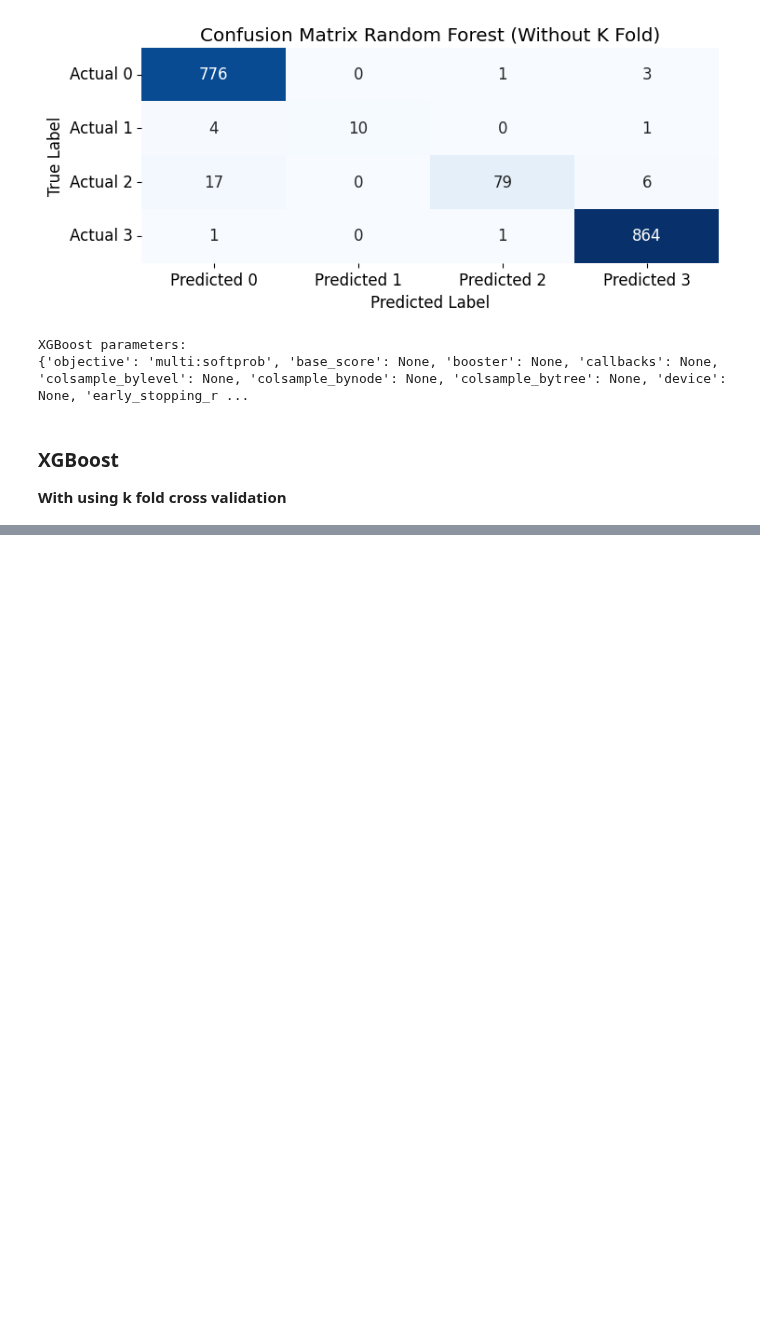
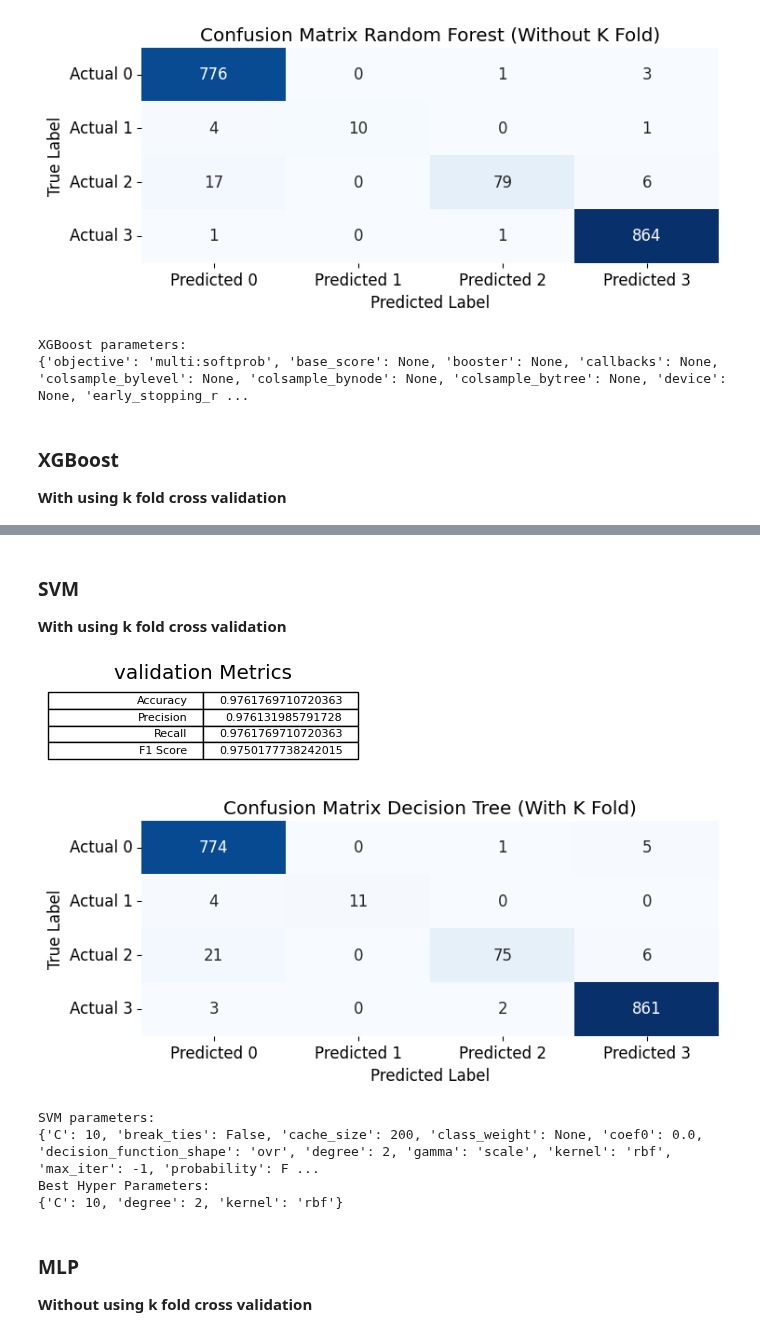
Before and after one commit to yazdanzv/Compare_Multiple_ML_Methods_on_Parkinson_Dataset, a Jupyter notebook: main.ipynb, the cells around one changed output, grey strips where cells are left out. Drawn from its saved outputs; the diff is of its cells as text; code cells hidden in the pictures; blank space fills up the shorter version.

```diff
--- a/main.ipynb
+++ b/main.ipynb
@@ -524,0 +580,59 @@ print(grid_search_XGB.best_params_)
+# %% [markdown]
+<h3>SVM</h3>
+<b>With using k fold cross validation</b>
+# %%
+# Make an instance from XGBoost
+svm_2 = SVC(random_state=42)
+
+# Apply K Fold
+param_grid = {
+    'C': [0.1, 1, 10],  # Regularization parameter
+    'kernel': ['linear', 'rbf', 'poly'],  # Kernel type
+    'degree': [2, 3, 4],  # Degree of the polynomial kernel ('poly' only)
+}
+grid_search_SVM = GridSearchCV(estimator=svm_2, param_grid=param_grid, cv=5, scoring='accuracy')
+
+# Train model
+grid_search_SVM.fit(X_train, y_train)
+
+# Test model
+y_pred_SVM_with_kfold = grid_search_XGB.best_estimator_.predict(X_test)
+acc_SVM_with_kfold = accuracy_score(y_test, y_pred_SVM_with_kfold)
+pre_SVM_with_kfold = precision_score(y_test, y_pred_SVM_with_kfold, average='weighted')
+rec_SVM_with_kfold = recall_score(y_test, y_pred_SVM_with_kfold, average='weighted')
+f1_SVM_with_kfold = f1_score(y_test, y_pred_SVM_with_kfold, average='weighted')
+confmat_SVM_with_kfold = confusion_matrix(y_test, y_pred_SVM_with_kfold)
+metrics_SVM_with_kfold = [['Accuracy', acc_SVM_with_kfold], ['Precision', pre_SVM_with_kfold], ['Recall', rec_SVM_with_kfold], ['F1 Score', f1_SVM_with_kfold]]
+
+# Plot Metrics
+plt.figure(figsize=(4, 1))
+plt.table(metrics_SVM_with_kfold, loc='center')
+plt.axis('off')
+plt.title('validation Metrics')
+plt.show()
+
+# Plot confusion matrix
+plt.figure(figsize=(8, 3))
+sb.heatmap(confmat_SVM_with_kfold, annot=True, fmt='d', cmap='Blues', cbar=False,
+            xticklabels=['Predicted 0', 'Predicted 1', 'Predicted 2', 'Predicted 3'],
+            yticklabels=['Actual 0', 'Actual 1', 'Actual 2', 'Actual 3'])
+plt.xlabel('Predicted Label')
+plt.ylabel('True Label')
+plt.title('Confusion Matrix Decision Tree (With K Fold)')
+plt.show()
+
+# Decision Tree parameters
+print('SVM parameters:')
+print(grid_search_SVM.best_estimator_.get_params())
+print("Best Hyper Parameters:")
+print(grid_search_SVM.best_params_)
+# %% [output]
+[figure, added]
+[figure, added]
+SVM parameters:
+{'C': 10, 'break_ties': False, 'cache_size': 200, 'class_weight': None, 'coef0': 0.0, 'decision_function_shape': 'ovr', 'degree': 2, 'gamma': 'scale', 'kernel': 'rbf', 'max_iter': -1, 'probability': F ...
+Best Hyper Parameters:
+{'C': 10, 'degree': 2, 'kernel': 'rbf'}
+# %% [markdown]
+<h3>MLP</h3>
+<b>Without using k fold cross validation</b>
```
Also changed, not shown: parts of 5 cells of this notebook.
